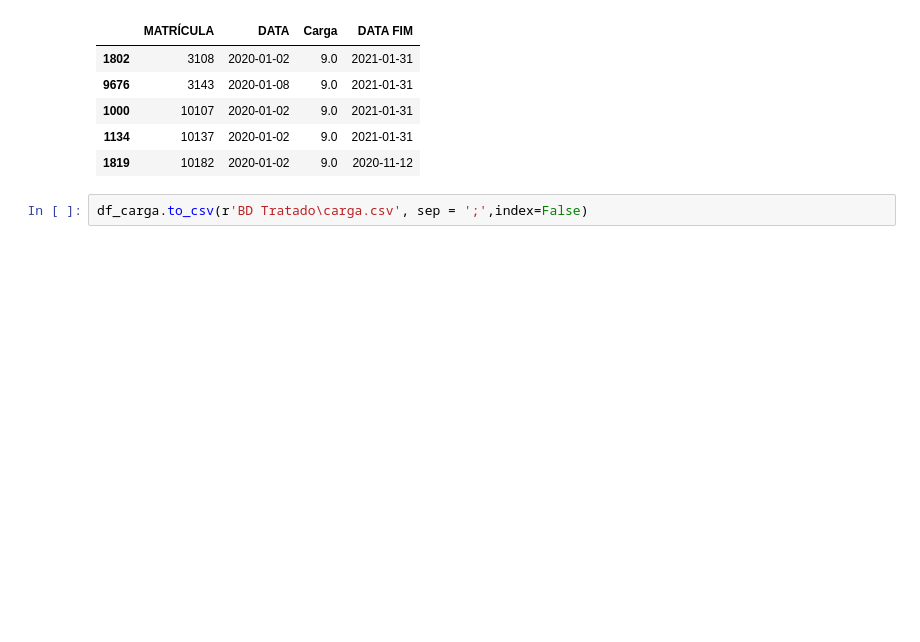
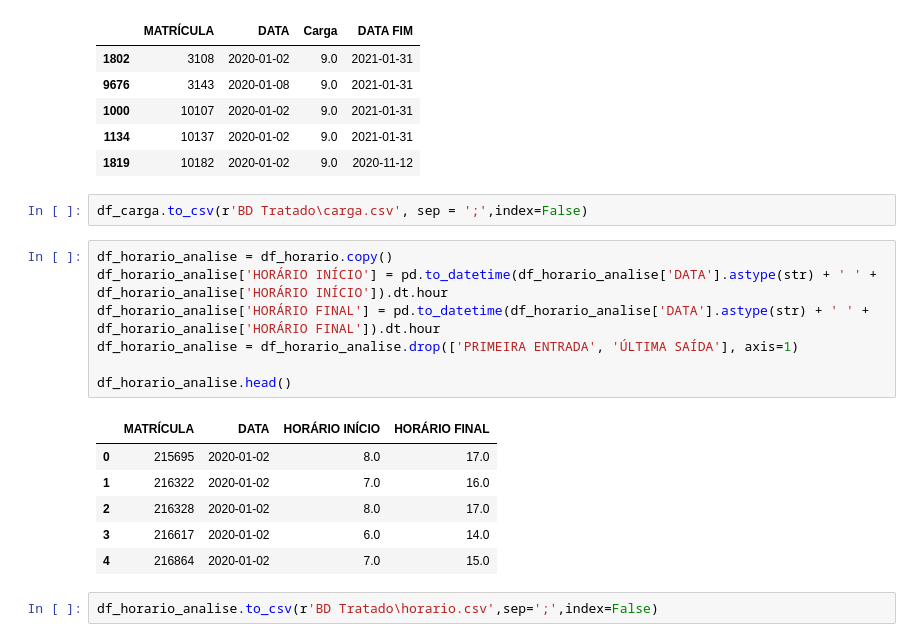
Before and after one commit to GDods/HachathonFiap, a Jupyter notebook: Horario.ipynb, the cells around one changed output. Saved outputs shown, nothing was run; the diff lists cells and outputs as text; blank space fills up the shorter version.

```diff
--- a/Horario.ipynb
+++ b/Horario.ipynb
@@ -148,3 +148,19 @@ df_carga.head()
 | 1819 | 10182 | 2020-01-02 | 9.0 | 2020-11-12 |
 # %%
 df_carga.to_csv(r'BD Tratado\carga.csv', sep = ';',index=False)
+# %%
+df_horario_analise = df_horario.copy()
+df_horario_analise['HORÁRIO INÍCIO'] = pd.to_datetime(df_horario_analise['DATA'].astype(str) + ' ' + df_horario_analise['HORÁRIO INÍCIO']).dt.hour
+df_horario_analise['HORÁRIO FINAL'] = pd.to_datetime(df_horario_analise['DATA'].astype(str) + ' ' + df_horario_analise['HORÁRIO FINAL']).dt.hour
+df_horario_analise = df_horario_analise.drop(['PRIMEIRA ENTRADA', 'ÚLTIMA SAÍDA'], axis=1)
+
+df_horario_analise.head()
+# %% [output]
+|  | MATRÍCULA | DATA | HORÁRIO INÍCIO | HORÁRIO FINAL |
+| 0 | 215695 | 2020-01-02 | 8.0 | 17.0 |
+| 1 | 216322 | 2020-01-02 | 7.0 | 16.0 |
+| 2 | 216328 | 2020-01-02 | 8.0 | 17.0 |
+| 3 | 216617 | 2020-01-02 | 6.0 | 14.0 |
+| 4 | 216864 | 2020-01-02 | 7.0 | 15.0 |
+# %%
+df_horario_analise.to_csv(r'BD Tratado\horario.csv',sep=';',index=False)
```
Also changed, not shown: 3 other files.
